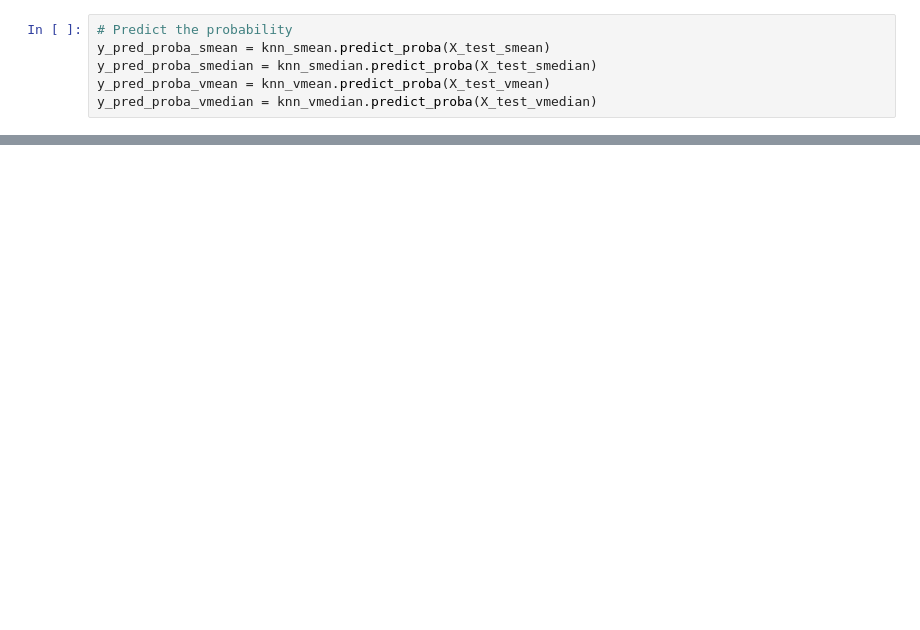
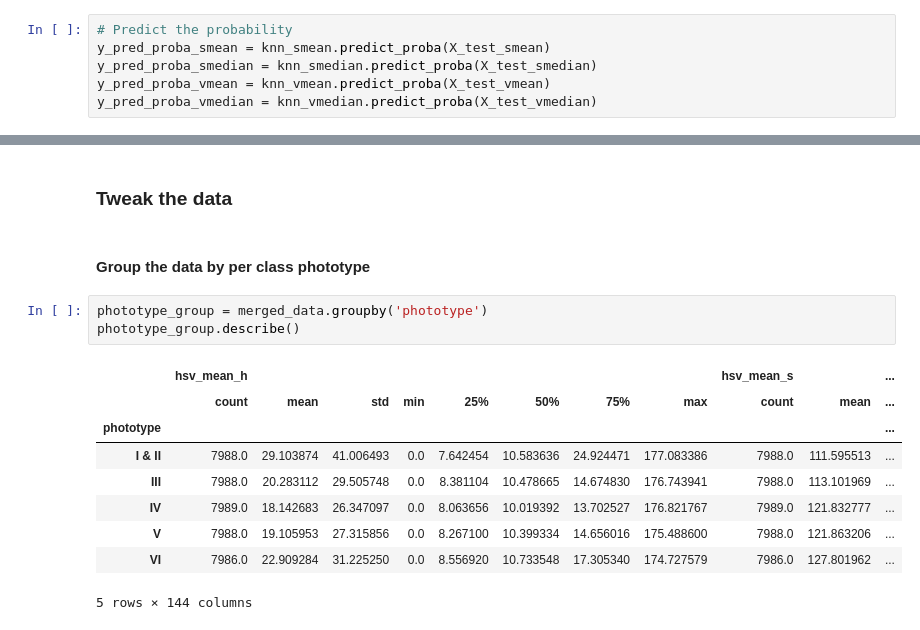
Before and after one commit to janeclrst/fores-1, a Jupyter notebook: main.ipynb, the cells around one changed output, grey strips where cells are left out. Cells and saved outputs as stored; diff of their text form; blank space fills up the shorter version.

Commit message:
find the threshold of hsv in each phototype

```diff
--- a/main.ipynb
+++ b/main.ipynb
@@ -432,0 +433,17 @@ weighted avg       0.25      0.27      0.25     11982
+# %% [markdown]
+### Tweak the data
+# %% [markdown]
+#### Group the data by per class phototype
+# %%
+phototype_group = merged_data.groupby('phototype')
+phototype_group.describe()
+# %% [output]
+|  | hsv_mean_h |  |  |  |  |  |  |  | hsv_mean_s |  | ... |
+|  | count | mean | std | min | 25% | 50% | 75% | max | count | mean | ... |
+| phototype |  |  |  |  |  |  |  |  |  |  | ... |
+| I & II | 7988.0 | 29.103874 | 41.006493 | 0.0 | 7.642454 | 10.583636 | 24.924471 | 177.083386 | 7988.0 | 111.595513 | ... |
+| III | 7988.0 | 20.283112 | 29.505748 | 0.0 | 8.381104 | 10.478665 | 14.674830 | 176.743941 | 7988.0 | 113.101969 | ... |
+| IV | 7989.0 | 18.142683 | 26.347097 | 0.0 | 8.063656 | 10.019392 | 13.702527 | 176.821767 | 7989.0 | 121.832777 | ... |
+| V | 7988.0 | 19.105953 | 27.315856 | 0.0 | 8.267100 | 10.399334 | 14.656016 | 175.488600 | 7988.0 | 121.863206 | ... |
+| VI | 7986.0 | 22.909284 | 31.225250 | 0.0 | 8.556920 | 10.733548 | 17.305340 | 174.727579 | 7986.0 | 127.801962 | ... |
+5 rows × 144 columns
```
Also changed, not shown: parts of 8 cells of this notebook.
